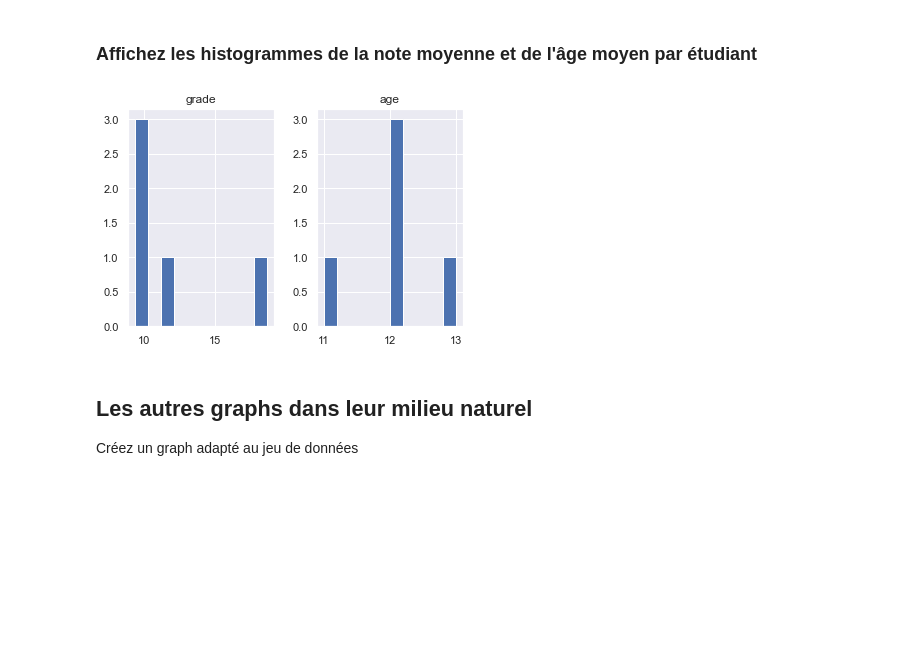
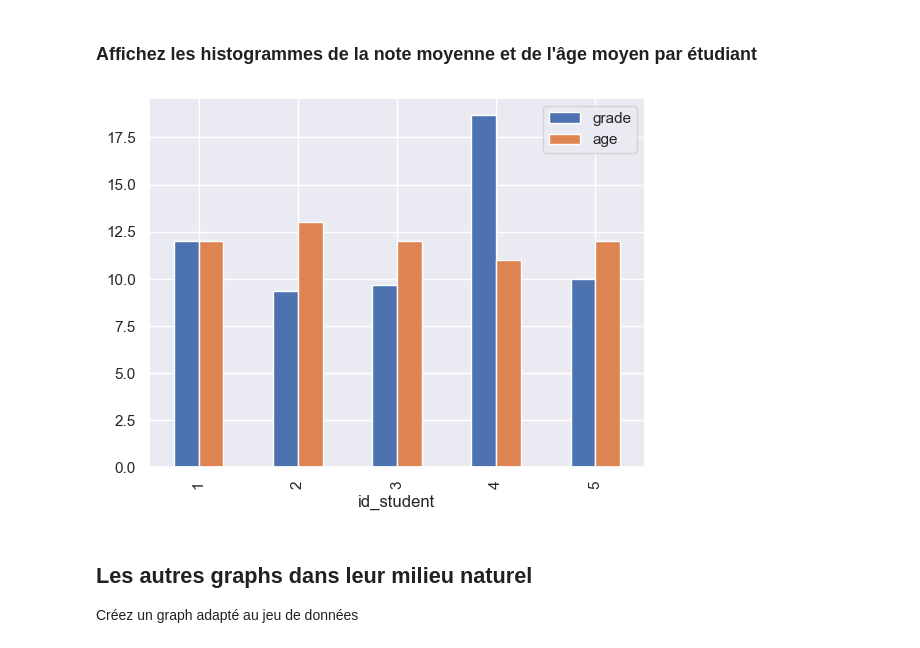
Before and after one commit to AlexisBogroff/data_viz_python_1_day, a Jupyter notebook: src/tp_correction.ipynb, the cells around one changed output. Cells and saved outputs as stored; diff of their text form; code cells hidden in the pictures; blank space fills up the shorter version.

```diff
--- a/src/tp_correction.ipynb
+++ b/src/tp_correction.ipynb
@@ -199,9 +227,9 @@ df.groupby('id_student').mean()['grade'].hist();
 #                 VOTRE REPONSE
 # ===============================================
 # %%
-df.groupby('id_student').mean().hist();
+df.groupby('id_student').mean().plot.bar();
 # %% [output]
-[figure, old version]
+[figure, new version]
 # %% [markdown]
 ## Les autres graphs dans leur milieu naturel
 Créez un graph adapté au jeu de données
```
Also changed, not shown: parts of 24 cells of this notebook.
